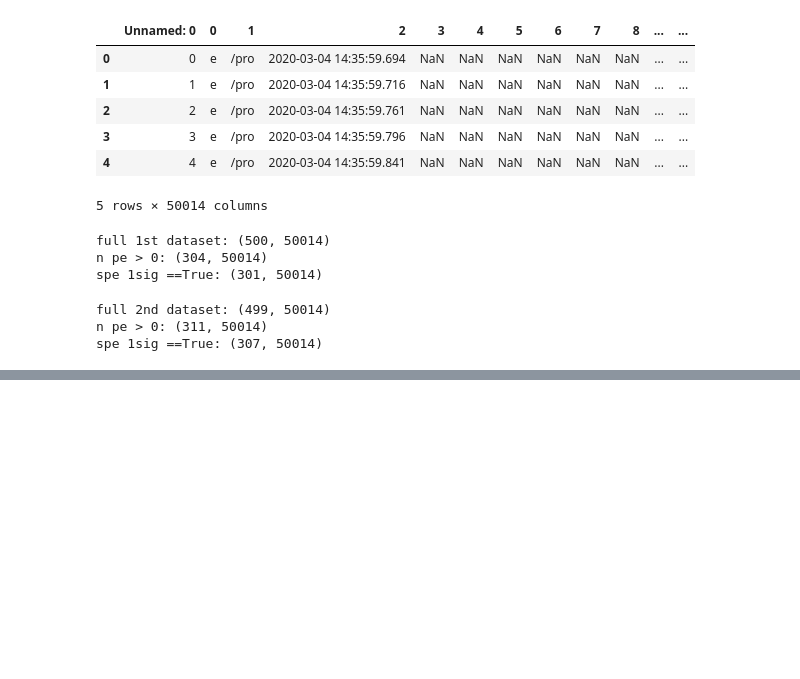
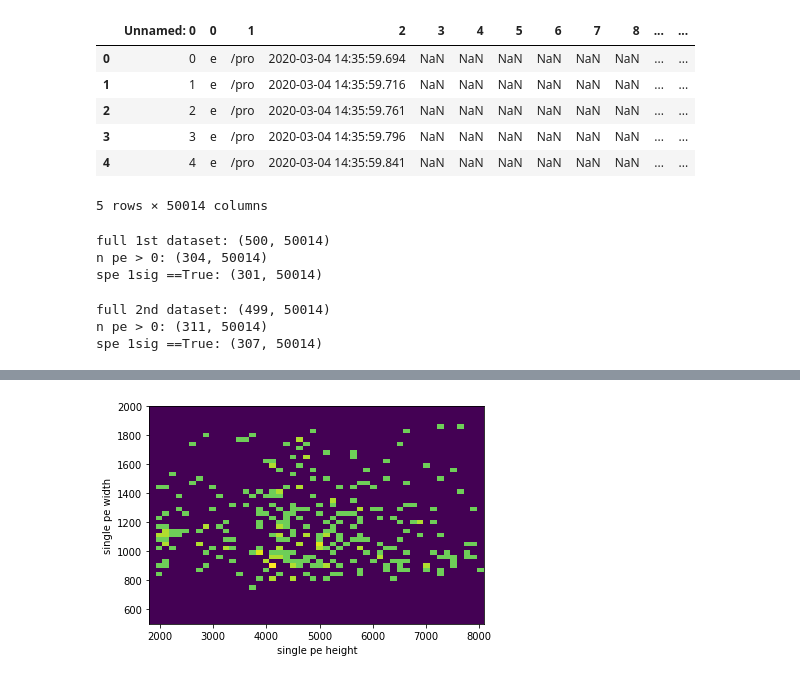
Before and after one commit to stbordoni/SiPM-XArapuca, a Jupyter notebook: readCalib_ch2.ipynb, the cells around one changed output, grey strips where cells are left out. Drawn from its saved outputs; the diff is of its cells as text; code cells hidden in the pictures; blank space fills up the shorter version.

```diff
--- a/readCalib_ch2.ipynb
+++ b/readCalib_ch2.ipynb
@@ -57,0 +73,11 @@ spe 1sig ==True: (307, 50014)
+# %%
+plt.hist2d(df_cal_ch2_1['pe height'], df_cal_ch2_1['pe width'],
+           [50,50], range=[[1800,8100],[500,2000]],
+           cmap='viridis',
+           norm=mcolors.PowerNorm(0.18))
+plt.xlabel('single pe height')
+plt.ylabel('single pe width')
+
+plt.show()
+# %% [output]
+[figure, added]
```
Also changed, not shown: parts of 19 cells of this notebook, 2 other files.
